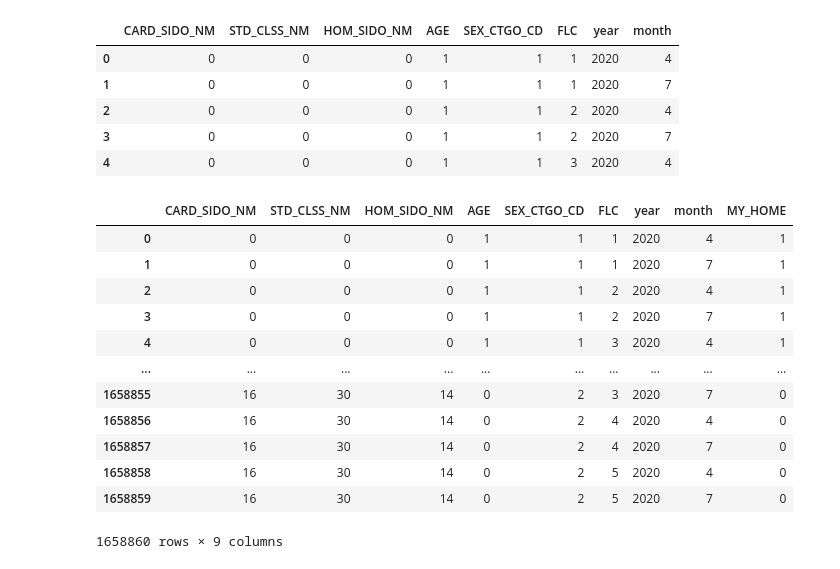
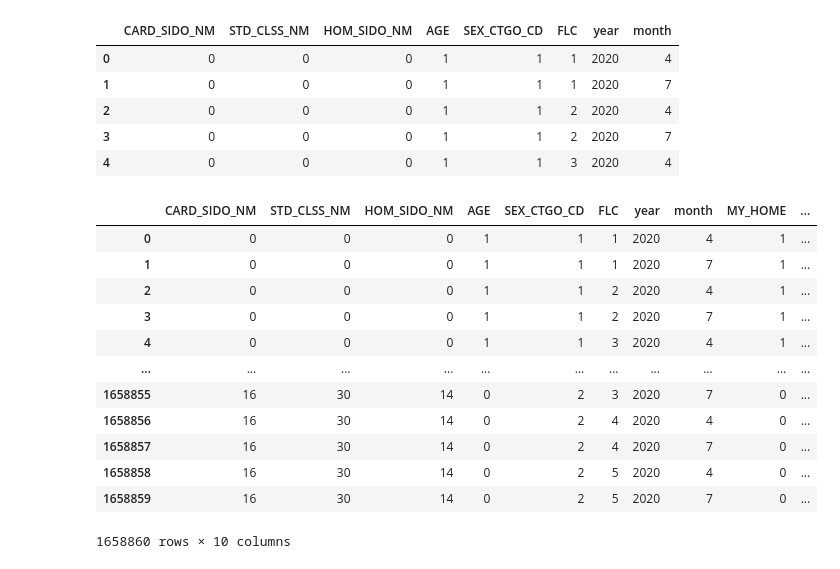
Before and after one commit to kim-bo-saeng/dacon_jeju, a Jupyter notebook: jeju_data_analysis.ipynb, the cells around one changed output. Saved outputs shown, nothing was run; the diff lists cells and outputs as text; code cells hidden in the pictures.

```diff
--- a/jeju_data_analysis.ipynb
+++ b/jeju_data_analysis.ipynb
@@ -38,3 +38,11 @@ row_data.tail()
 | 24697789 | 202003 | 충북 | 충주시 | 휴양콘도 운영업 | 충북 | 충주시 | 50s | 1 | ... |
 | 24697790 | 202003 | 충북 | 충주시 | 휴양콘도 운영업 | 충북 | 충주시 | 50s | 2 | ... |
 | 24697791 | 202003 | 충북 | 충주시 | 휴양콘도 운영업 | 충북 | 충주시 | 60s | 1 | ... |
+# %%
+# 소비자동향지수 데이터 추가
+customer_index = pd.read_excel('/gdrive/My Drive/data_analysis/jeju/customer_index.xls', index_col=0)
+customer_index = customer_index.T.reset_index().rename(columns = {'index' : 'REG_YYMM'})
+
+row_data = row_data.merge(customer_index, how = 'left', on = ['REG_YYMM'])
+row_data['Consumer_sentiment_index'] = row_data['Consumer_sentiment_index'].astype(int)
+row_data.tail()
@@ -69,7 +83,7 @@ data.tail()
 df = data.copy()
 df = df.drop(['CARD_CCG_NM', 'HOM_CCG_NM'], axis = 1)
 
-columns = ['CARD_SIDO_NM', 'STD_CLSS_NM', 'HOM_SIDO_NM',	'AGE',	'SEX_CTGO_CD',	'FLC',	'year',	'month']
+columns = ['CARD_SIDO_NM', 'STD_CLSS_NM', 'HOM_SIDO_NM',	'AGE',	'SEX_CTGO_CD',	'FLC',	'Consumer_sentiment_index','year',	'month']
 df = df.groupby(columns).sum().reset_index(drop=False)
 
 print(df.info())
@@ -340,7 +352,7 @@ for CARD_SIDO_NM in CARD_SIDO_NMs:
                             for month in months:
                                 temp.append([CARD_SIDO_NM, STD_CLSS_NM, HOM_SIDO_NM, AGE, SEX_CTGO_CD, FLC, year, month])
 temp = np.array(temp)
-temp = pd.DataFrame(data=temp, columns=train_features.columns[:8])
+temp = pd.DataFrame(data=temp, columns=['CARD_SIDO_NM', 'STD_CLSS_NM', 'HOM_SIDO_NM', 'AGE', 'SEX_CTGO_CD', 'FLC', 'year', 'month'])
 print(temp.shape)
 temp.head()
 # %% [output]
@@ -354,22 +366,23 @@ temp.head()
 # %%
 temp.loc[temp['CARD_SIDO_NM'] == temp['HOM_SIDO_NM'], 'MY_HOME'] = 1
 temp.loc[temp['CARD_SIDO_NM'] != temp['HOM_SIDO_NM'], 'MY_HOME'] = 0
 temp['MY_HOME'] = temp['MY_HOME'].astype(int)
+temp['Consumer_sentiment_index'] = 78
 temp
 # %% [output]
-|  | CARD_SIDO_NM | STD_CLSS_NM | HOM_SIDO_NM | AGE | SEX_CTGO_CD | FLC | year | month | MY_HOME |
-| 0 | 0 | 0 | 0 | 1 | 1 | 1 | 2020 | 4 | 1 |
-| 1 | 0 | 0 | 0 | 1 | 1 | 1 | 2020 | 7 | 1 |
-| 2 | 0 | 0 | 0 | 1 | 1 | 2 | 2020 | 4 | 1 |
-| 3 | 0 | 0 | 0 | 1 | 1 | 2 | 2020 | 7 | 1 |
-| 4 | 0 | 0 | 0 | 1 | 1 | 3 | 2020 | 4 | 1 |
-| ... | ... | ... | ... | ... | ... | ... | ... | ... | ... |
-| 1658855 | 16 | 30 | 14 | 0 | 2 | 3 | 2020 | 7 | 0 |
-| 1658856 | 16 | 30 | 14 | 0 | 2 | 4 | 2020 | 4 | 0 |
-| 1658857 | 16 | 30 | 14 | 0 | 2 | 4 | 2020 | 7 | 0 |
-| 1658858 | 16 | 30 | 14 | 0 | 2 | 5 | 2020 | 4 | 0 |
-| 1658859 | 16 | 30 | 14 | 0 | 2 | 5 | 2020 | 7 | 0 |
+|  | CARD_SIDO_NM | STD_CLSS_NM | HOM_SIDO_NM | AGE | SEX_CTGO_CD | FLC | year | month | MY_HOME | ... |
+| 0 | 0 | 0 | 0 | 1 | 1 | 1 | 2020 | 4 | 1 | ... |
+| 1 | 0 | 0 | 0 | 1 | 1 | 1 | 2020 | 7 | 1 | ... |
+| 2 | 0 | 0 | 0 | 1 | 1 | 2 | 2020 | 4 | 1 | ... |
+| 3 | 0 | 0 | 0 | 1 | 1 | 2 | 2020 | 7 | 1 | ... |
+| 4 | 0 | 0 | 0 | 1 | 1 | 3 | 2020 | 4 | 1 | ... |
+| ... | ... | ... | ... | ... | ... | ... | ... | ... | ... | ... |
+| 1658855 | 16 | 30 | 14 | 0 | 2 | 3 | 2020 | 7 | 0 | ... |
+| 1658856 | 16 | 30 | 14 | 0 | 2 | 4 | 2020 | 4 | 0 | ... |
+| 1658857 | 16 | 30 | 14 | 0 | 2 | 4 | 2020 | 7 | 0 | ... |
+| 1658858 | 16 | 30 | 14 | 0 | 2 | 5 | 2020 | 4 | 0 | ... |
+| 1658859 | 16 | 30 | 14 | 0 | 2 | 5 | 2020 | 7 | 0 | ... |
-1658860 rows × 9 columns
+1658860 rows × 10 columns
 # %%
 # 예측
 predict = model.predict(temp)
```
Also changed, not shown: parts of 22 cells of this notebook.
